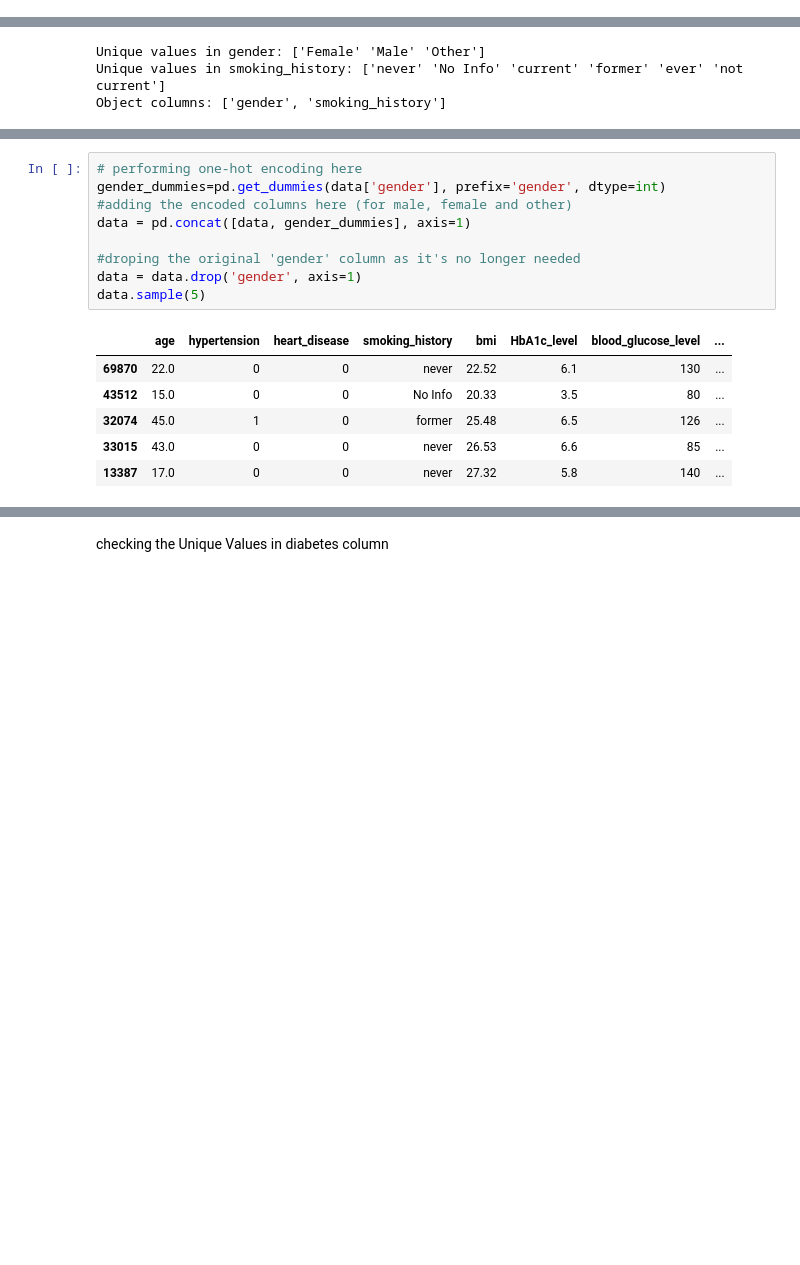
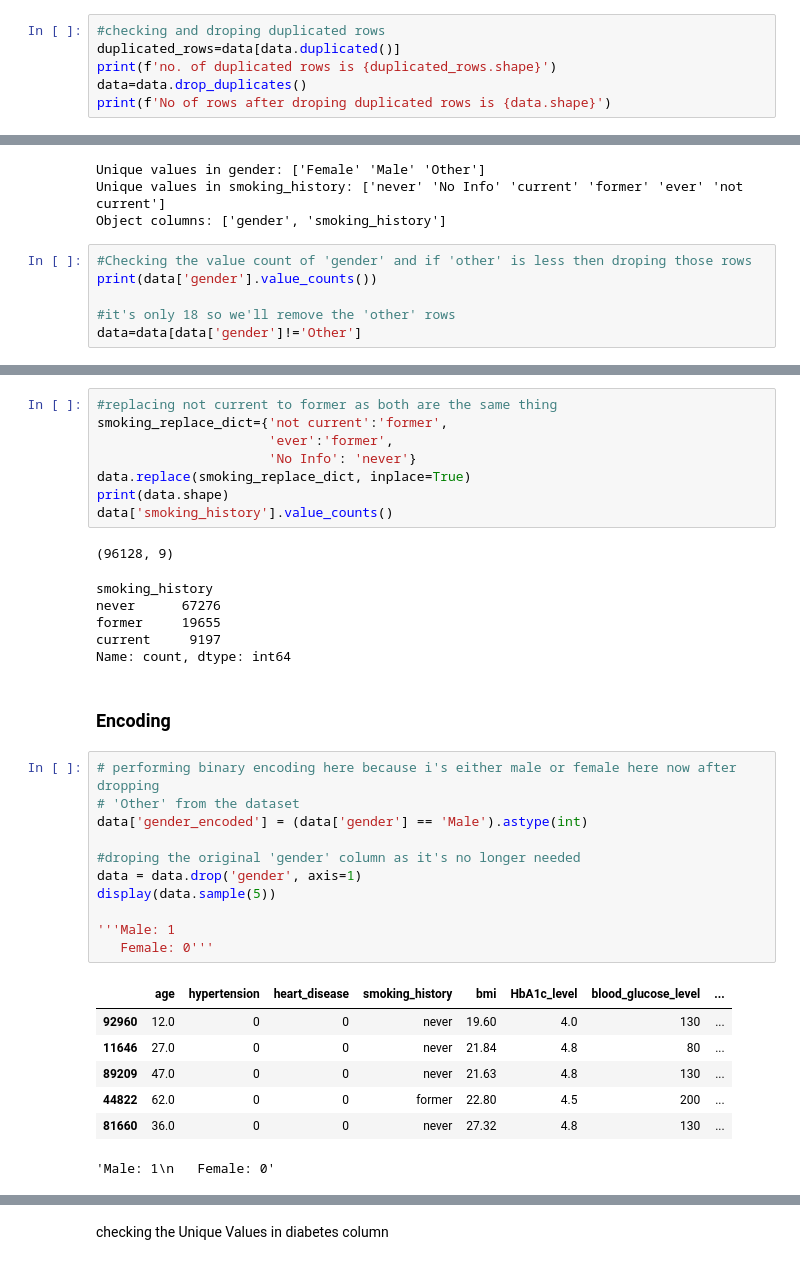
Before and after one commit to Maddox24425/Summer-Project, a Jupyter notebook: Project.ipynb, the cells around one changed output, grey strips where cells are left out. Drawn from its saved outputs; the diff is of its cells as text; blank space fills up the shorter version.

```diff
--- a/Project.ipynb
+++ b/Project.ipynb
@@ -69,3 +69,9 @@ memory usage: 6.9+ MB
 data.shape
 # %% [output]
 (100000, 9)
+# %%
+#checking and droping duplicated rows
+duplicated_rows=data[data.duplicated()]
+print(f'no. of duplicated rows is {duplicated_rows.shape}')
+data=data.drop_duplicates()
+print(f'No of rows after droping duplicated rows is {data.shape}')
@@ -95,3 +109,9 @@ print("Object columns:", object_columns)
 Unique values in gender: ['Female' 'Male' 'Other']
 Unique values in smoking_history: ['never' 'No Info' 'current' 'former' 'ever' 'not current']
 Object columns: ['gender', 'smoking_history']
+# %%
+#Checking the value count of 'gender' and if 'other' is less then droping those rows
+print(data['gender'].value_counts())
+
+#it's only 18 so we'll remove the 'other' rows
+data=data[data['gender']!='Other']
@@ -98,19 +135,39 @@ Object columns: ['gender', 'smoking_history']
+# %%
+#replacing not current to former as both are the same thing
+smoking_replace_dict={'not current':'former',
+                      'ever':'former',
+                      'No Info': 'never'}
+data.replace(smoking_replace_dict, inplace=True)
+print(data.shape)
+data['smoking_history'].value_counts()
+# %% [output]
+(96128, 9)
+smoking_history
+never      67276
+former     19655
+current     9197
+Name: count, dtype: int64
+# %% [markdown]
+### Encoding
 # %%
-# performing one-hot encoding here
-gender_dummies=pd.get_dummies(data['gender'], prefix='gender', dtype=int)
-#adding the encoded columns here (for male, female and other)
-data = pd.concat([data, gender_dummies], axis=1)
+# performing binary encoding here because i's either male or female here now after dropping
+# 'Other' from the dataset
+data['gender_encoded'] = (data['gender'] == 'Male').astype(int)
 
 #droping the original 'gender' column as it's no longer needed
 data = data.drop('gender', axis=1)
-data.sample(5)
+display(data.sample(5))
+
+'''Male: 1
+   Female: 0'''
 # %% [output]
 |  | age | hypertension | heart_disease | smoking_history | bmi | HbA1c_level | blood_glucose_level | ... |
-| 69870 | 22.0 | 0 | 0 | never | 22.52 | 6.1 | 130 | ... |
-| 43512 | 15.0 | 0 | 0 | No Info | 20.33 | 3.5 | 80 | ... |
-| 32074 | 45.0 | 1 | 0 | former | 25.48 | 6.5 | 126 | ... |
-| 33015 | 43.0 | 0 | 0 | never | 26.53 | 6.6 | 85 | ... |
-| 13387 | 17.0 | 0 | 0 | never | 27.32 | 5.8 | 140 | ... |
+| 92960 | 12.0 | 0 | 0 | never | 19.60 | 4.0 | 130 | ... |
+| 11646 | 27.0 | 0 | 0 | never | 21.84 | 4.8 | 80 | ... |
+| 89209 | 47.0 | 0 | 0 | never | 21.63 | 4.8 | 130 | ... |
+| 44822 | 62.0 | 0 | 0 | former | 22.80 | 4.5 | 200 | ... |
+| 81660 | 36.0 | 0 | 0 | never | 27.32 | 4.8 | 130 | ... |
+'Male: 1\n   Female: 0'
 # %%
 smoking_history_col=list(data['smoking_history'].unique())
 smoking_history_col
```
Also changed, not shown: parts of 10 cells of this notebook.
